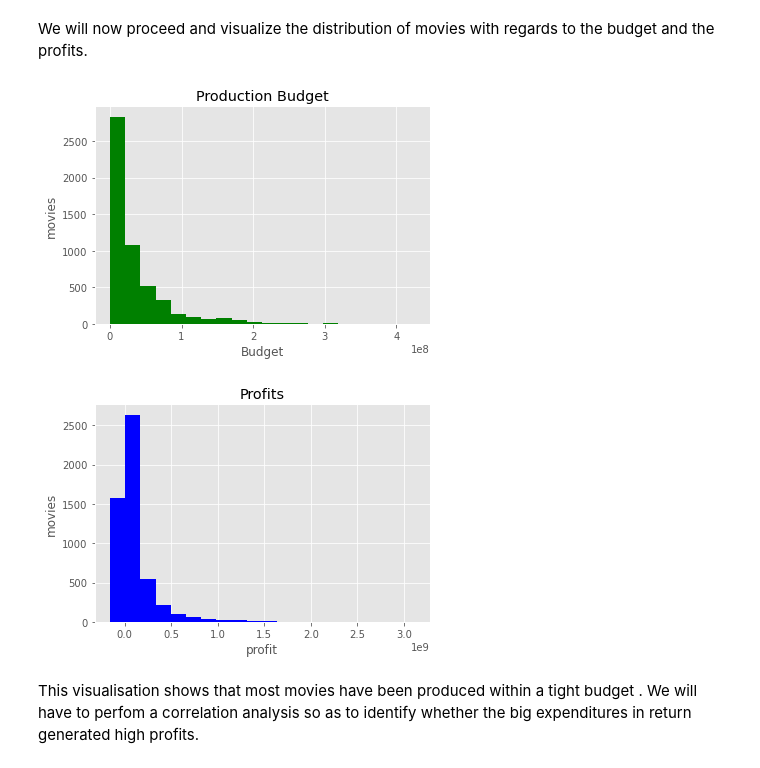
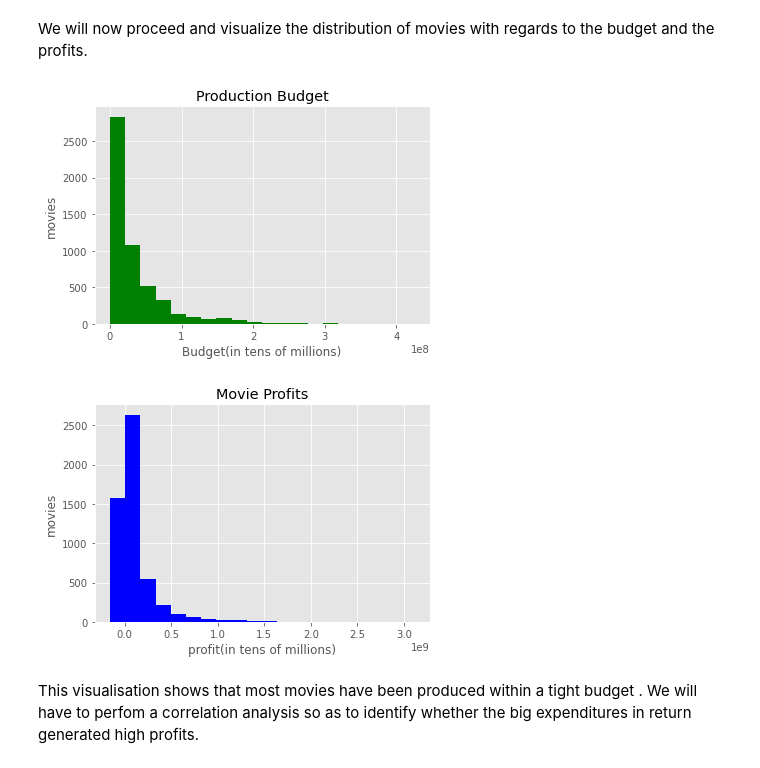
Before and after one commit to JIMWAMAE/dsc-phase-1-project, a Jupyter notebook: student.ipynb, the cells around one changed output. Saved outputs shown, nothing was run; the diff lists cells and outputs as text; code cells hidden in the pictures.

```diff
--- a/student.ipynb
+++ b/student.ipynb
@@ -666,18 +666,18 @@ mov_budget
 We will now proceed and visualize the distribution of movies with regards to the budget and the profits.
 # %%
 plt.hist(mov_budget.production_budget,color='green', bins=20)
-plt.xlabel('Budget')
+plt.xlabel('Budget(in tens of millions)')
 plt.ylabel('movies')
 plt.title('Production Budget')
 plt.show()
 plt.hist(mov_budget.Profits,color='blue', bins=20)
-plt.xlabel('profit')
+plt.xlabel('profit(in tens of millions)')
 plt.ylabel('movies')
-plt.title('Profits')
+plt.title('Movie Profits')
 plt.show()
 # %% [output]
-[figure, old version]
+[figure, new version]
-[figure, old version]
+[figure, new version]
 # %% [markdown]
 This visualisation shows that most movies have been produced within a tight budget . We will have to perfom a correlation analysis so as to identify whether the big expenditures in return generated high profits.
 # %% [markdown]
```
Also changed, not shown: parts of 2 cells of this notebook, 1 other file.
